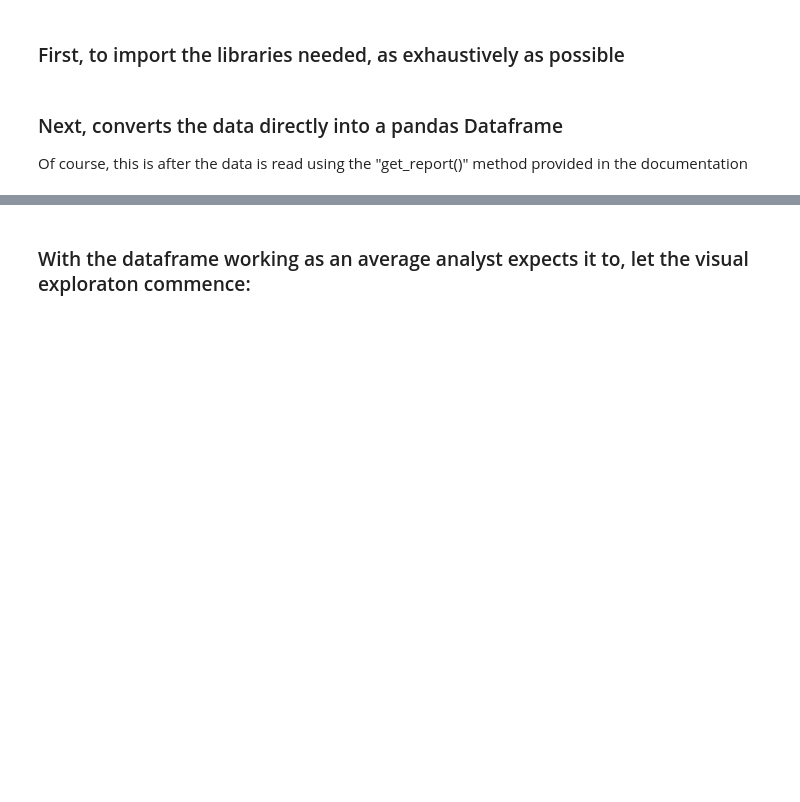
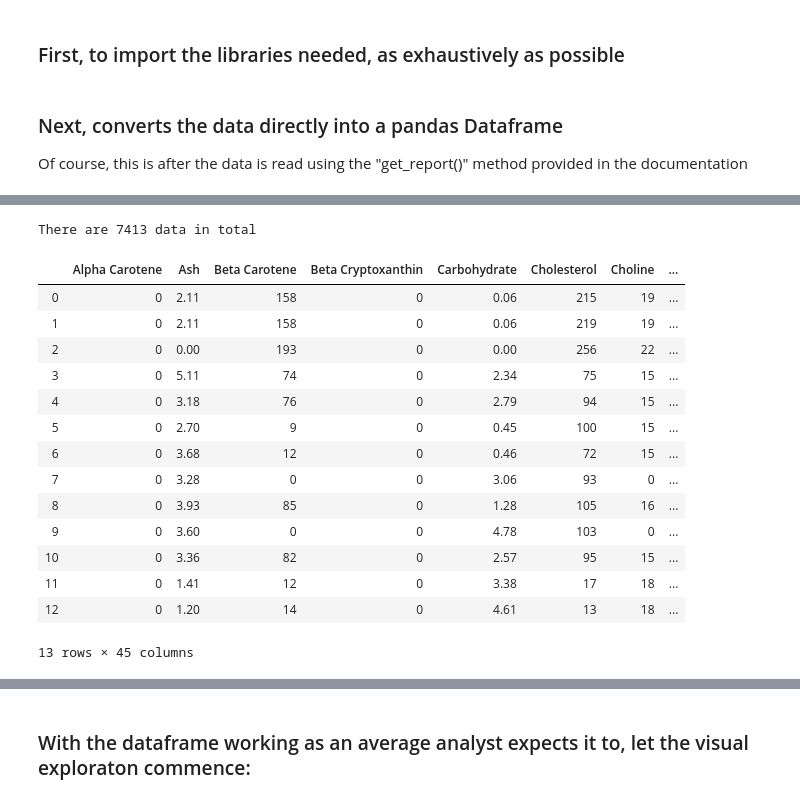
Before and after one commit to velwu/data_viz_USDA_food, a Jupyter notebook: wu-vel-final-report-cumulative.ipynb, the cells around one changed output, grey strips where cells are left out. Drawn from its saved outputs; the diff is of its cells as text; code cells hidden in the pictures; blank space fills up the shorter version.

```diff
--- a/wu-vel-final-report-cumulative.ipynb
+++ b/wu-vel-final-report-cumulative.ipynb
@@ -121,3 +114,25 @@ dfObj2
+# %%
+# The "Data" column uses JSON format. That is clever but does not have much readability. We therefore normalize it as follow.
+dfObj2 = json_normalize(dfObj['Data'])
+print("There are", len(dfObj2), "data in total")
+dfObj2.head(13)
+# %% [output]
+There are 7413 data in total
+|  | Alpha Carotene | Ash | Beta Carotene | Beta Cryptoxanthin | Carbohydrate | Cholesterol | Choline | ... |
+| 0 | 0 | 2.11 | 158 | 0 | 0.06 | 215 | 19 | ... |
+| 1 | 0 | 2.11 | 158 | 0 | 0.06 | 219 | 19 | ... |
+| 2 | 0 | 0.00 | 193 | 0 | 0.00 | 256 | 22 | ... |
+| 3 | 0 | 5.11 | 74 | 0 | 2.34 | 75 | 15 | ... |
+| 4 | 0 | 3.18 | 76 | 0 | 2.79 | 94 | 15 | ... |
+| 5 | 0 | 2.70 | 9 | 0 | 0.45 | 100 | 15 | ... |
+| 6 | 0 | 3.68 | 12 | 0 | 0.46 | 72 | 15 | ... |
+| 7 | 0 | 3.28 | 0 | 0 | 3.06 | 93 | 0 | ... |
+| 8 | 0 | 3.93 | 85 | 0 | 1.28 | 105 | 16 | ... |
+| 9 | 0 | 3.60 | 0 | 0 | 4.78 | 103 | 0 | ... |
+| 10 | 0 | 3.36 | 82 | 0 | 2.57 | 95 | 15 | ... |
+| 11 | 0 | 1.41 | 12 | 0 | 3.38 | 17 | 18 | ... |
+| 12 | 0 | 1.20 | 14 | 0 | 4.61 | 13 | 18 | ... |
+13 rows × 45 columns
 # %%
 foodData_good_to_go = dfObj.merge(dfObj2, left_index=True, right_index = True)
 foodData_good_to_go = foodData_good_to_go.drop(['Data', 'Nutrient Data Bank Number'], axis=1)
```
Also changed, not shown: parts of 10 cells of this notebook.
